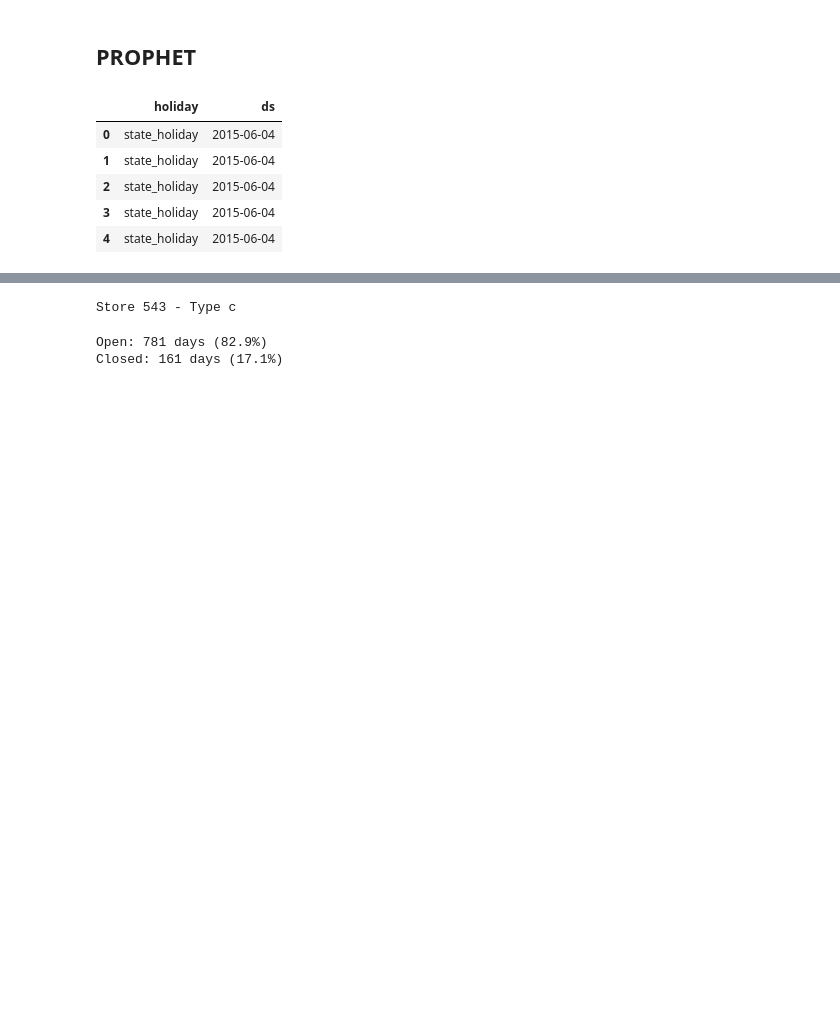
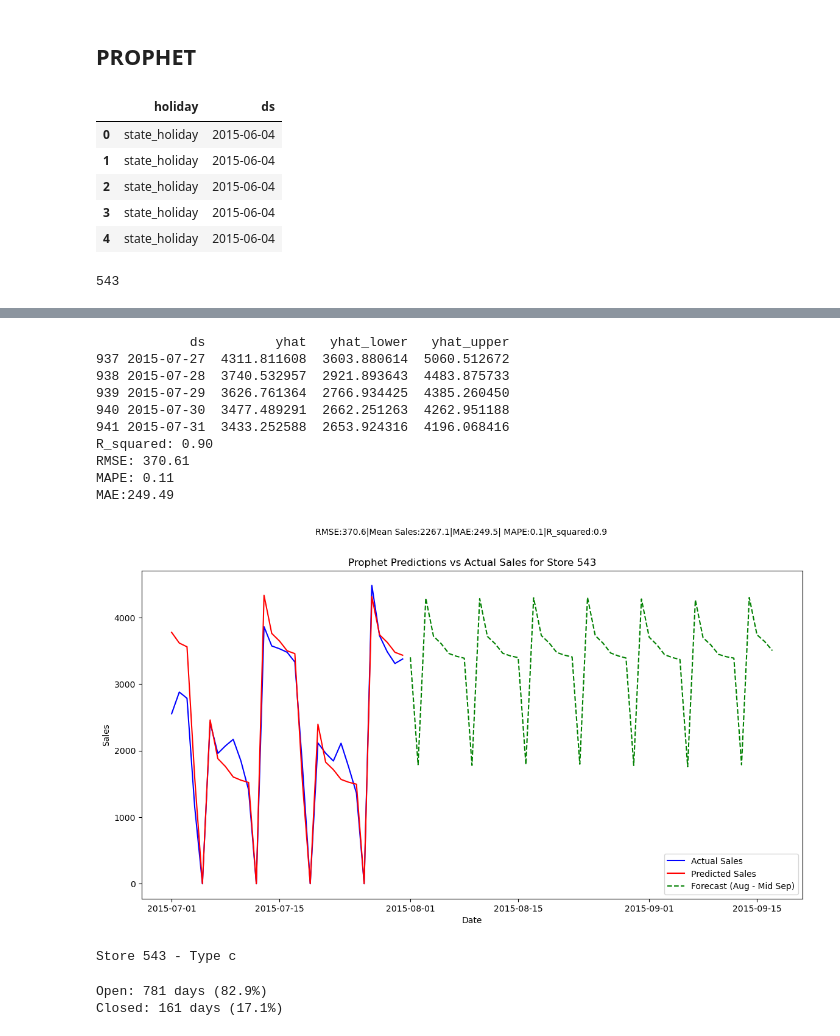
Before and after one commit to GeorgeStampolidiss/Projects, a Jupyter notebook: Project1_GStampolidis.ipynb, the cells around one changed output, grey strips where cells are left out. Drawn from its saved outputs; the diff is of its cells as text; code cells hidden in the pictures; blank space fills up the shorter version.

```diff
--- a/Project1_GStampolidis.ipynb
+++ b/Project1_GStampolidis.ipynb
@@ -2254,7 +2197,7 @@ holidays.head()
 # %%
 #Prophet model
 
-Store_ID= 163
+Store_ID= 543
 #Random Store
 #Store_ID=np.random.choice(range(1,train_data["Store"].max())) #OR Store_ID=... for a specific store
 print(Store_ID)
@@ -2278,8 +2221,8 @@ test_df=test_df[sel]
 #Model
 m=Prophet(holidays=holidays)
 m.add_regressor("PromotionFlags")
-#m.add_regressor("CompetitionDistance") #IT RETURNS NEGATIVE PREDICITIONS BECAUSE OF THE OUTLIERS
-#m.add_regressor("Customers") #IT RETURNS NEGATIVE PREDICTIONS BECAUSE OF THE OUTLIERS
+#m.add_regressor("CompetitionDistance") #IT RETURNS MORE TIMES NEGATIVE PREDICITIONS BECAUSE OF THE OUTLIERS
+#m.add_regressor("Customers") #IT RETURNS MORE TIMES NEGATIVE PREDICTIONS BECAUSE OF THE OUTLIERS
 m.fit(train_df)
 
 #Future dataframe for next 31 days
@@ -2290,8 +2233,13 @@ future=future.merge(store_data[['ds','PromotionFlags']],on='ds',how='left')
 future['PromotionFlags'].fillna(1, inplace=True)  #With promotion because most stores have promo
 
 #Predictions
+#There are many zeros in sales and as a result the model returns negative values that i have to set them equal to 0
 forecast=m.predict(future)
+forecast['yhat'] = forecast['yhat'].apply(lambda x: max(x, 0))
+forecast['yhat_lower'] = forecast['yhat_lower'].apply(lambda x: max(x, 0))
+forecast['yhat_upper'] = forecast['yhat_upper'].apply(lambda x: max(x, 0))
 print(forecast[['ds','yhat','yhat_lower','yhat_upper']].tail())
+
 
 # Forecast for Future Dates (Aug - Mid Sep)
 future_dates = pd.date_range(start='2015-08-01', end='2015-09-17')
@@ -2299,7 +2247,11 @@ future_ext = pd.DataFrame({'ds': future_dates})
 future_ext = future_ext.merge(store_data[['ds', 'PromotionFlags']], on='ds', how='left')
 future_ext['PromotionFlags'].fillna(1, inplace=True)
 #predictions
+#make sure that negative predictions are replaced with zero
 forecast_future = m.predict(future_ext)
+forecast_future['yhat'] = forecast_future['yhat'].apply(lambda x: max(x, 0))
+forecast_future['yhat_lower'] = forecast_future['yhat_lower'].apply(lambda x: max(x, 0))
+forecast_future['yhat_upper'] = forecast_future['yhat_upper'].apply(lambda x: max(x, 0))
 
 
 #Model fit with some statistics
@@ -2324,3 +2276,5 @@ plt.ylabel("Sales")
 plt.suptitle(f"RMSE:{rmse:.1f}|Mean Sales:{mean_sales:.1f}|MAE:{mae:.1f}| MAPE:{mape:.1f}|R_squared:{r2:.1f}",fontsize=10)
 plt.legend()
 plt.show()
+# %% [output]
+543
@@ -2327,3 +2283,14 @@ plt.show()
+            ds         yhat   yhat_lower   yhat_upper
+937 2015-07-27  4311.811608  3603.880614  5060.512672
+938 2015-07-28  3740.532957  2921.893643  4483.875733
+939 2015-07-29  3626.761364  2766.934425  4385.260450
+940 2015-07-30  3477.489291  2662.251263  4262.951188
+941 2015-07-31  3433.252588  2653.924316  4196.068416
+R_squared: 0.90
+RMSE: 370.61
+MAPE: 0.11
+MAE:249.49
+[figure, added]
 # %%
 #Store types for stores
 store_no=543
```
Also changed, not shown: parts of 57 cells of this notebook.
